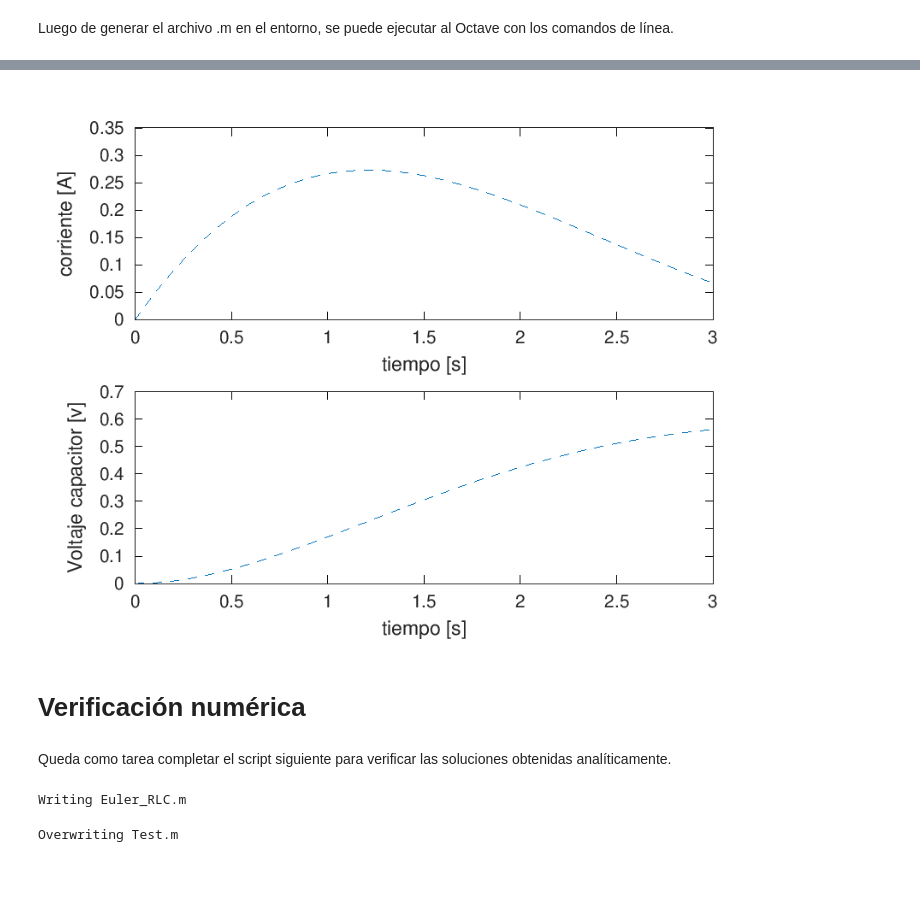
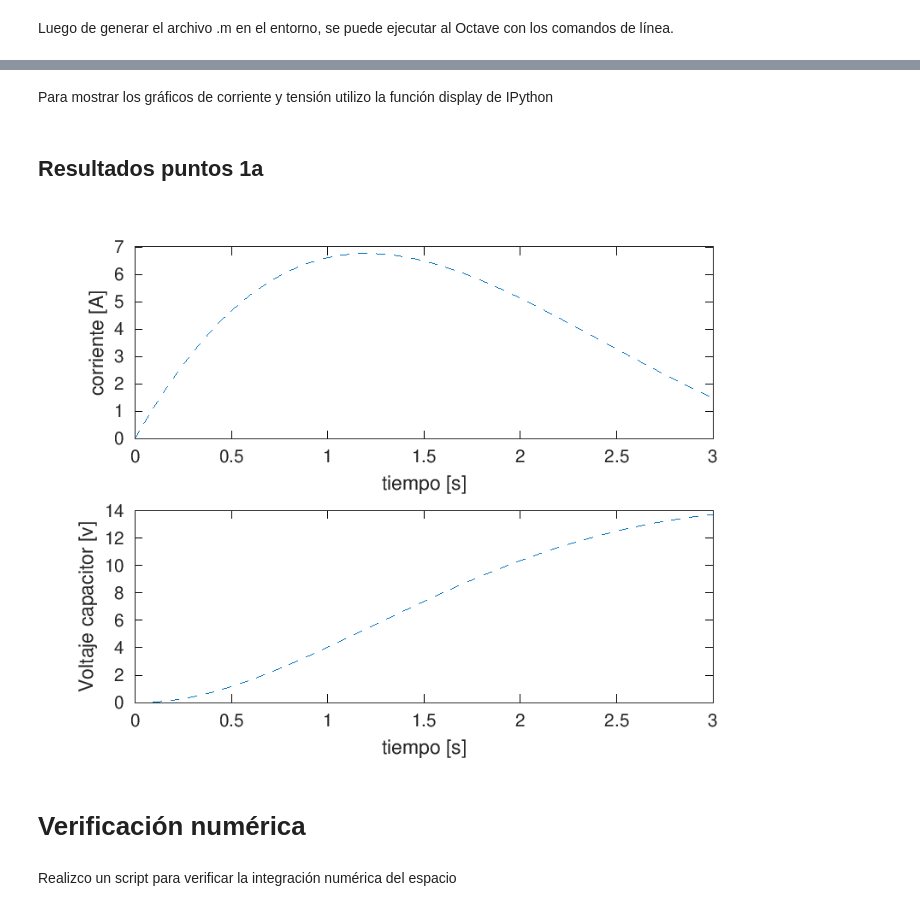
Before and after one commit to gerardcalabrese/HCSPD2024, a Jupyter notebook: Ejercicio1_RLC_Octave_Colab.ipynb, the cells around one changed output, grey strips where cells are left out. Cells and saved outputs as stored; diff of their text form; code cells hidden in the pictures; blank space fills up the shorter version.

```diff
--- a/Ejercicio1_RLC_Octave_Colab.ipynb
+++ b/Ejercicio1_RLC_Octave_Colab.ipynb
@@ -181,54 +185,15 @@ warning: called from
         0 ********* +         +         +         +         +       +-+
           0        0.5        1        1.5        2        2.5        3
+# %% [markdown]
+Para mostrar los gráficos de corriente y tensión utilizo la función display de IPython
+# %% [markdown]
+## **Resultados puntos 1a**
 # %%
 from IPython import display
-display.Image('Ejercicio1.png')
+display.Image('Ejercicio1a.png')
 # %% [output]
-[figure, old version]
+[figure, new version]
 # %% [markdown]
 # Verificación numérica
-# %% [markdown]
-Queda como tarea completar el script siguiente para verificar las soluciones obtenidas analíticamente.
-# %%
-%%writefile Euler_RLC.m
-%Funcion modelo
-function [X]= Euler_RLC(R,L,C,escalon,tiempo_fin)
-A=[-R/L, -1/L;1/C,0];B=[1/L;0];%
-avalor = eig(A)
-% 1./ans
-if iscomplex(avalor(1)):
-  h= 1e-7
-endif
-
-u = escalon
-x(1) = [0,0]
-for ii=2:tiempo_fin/h
-xp(ii)=A*x+B*u;
-x(ii)=x(ii-1)+xp(ii)*h;
-end
-X=[x];%x1 corriente, x2 tensión
-# %% [output]
-Writing Euler_RLC.m
-# %%
-%%writefile Test.m
-
- R=0.00658;L=4.32e-8;C=1;
- A=[-R/L, -1/L;1/C,0];B=[1/L;0];
- u = L
- b= B*u
- h = 1e-7
-X(:,1) =[0;0];
- for n = 1: 6e5 -1
-   Xp(:,n) = A*X(:,n)+b;
-   X(:,n+1) = X(:,n)+Xp(:,n)*h;
- endfor
- subplot(211)
- plot(X(1,:))
- title('corriente')
- subplot(212)
- plot(X(2,:))
- title('Tension')
-
- print -dpng Integral_numerica.png;
-# %% [output]
-Overwriting Test.m
+# %% [markdown]
+Realizco un script para verificar la integración numérica del espacio
```
Also changed, not shown: parts of 34 cells of this notebook.
